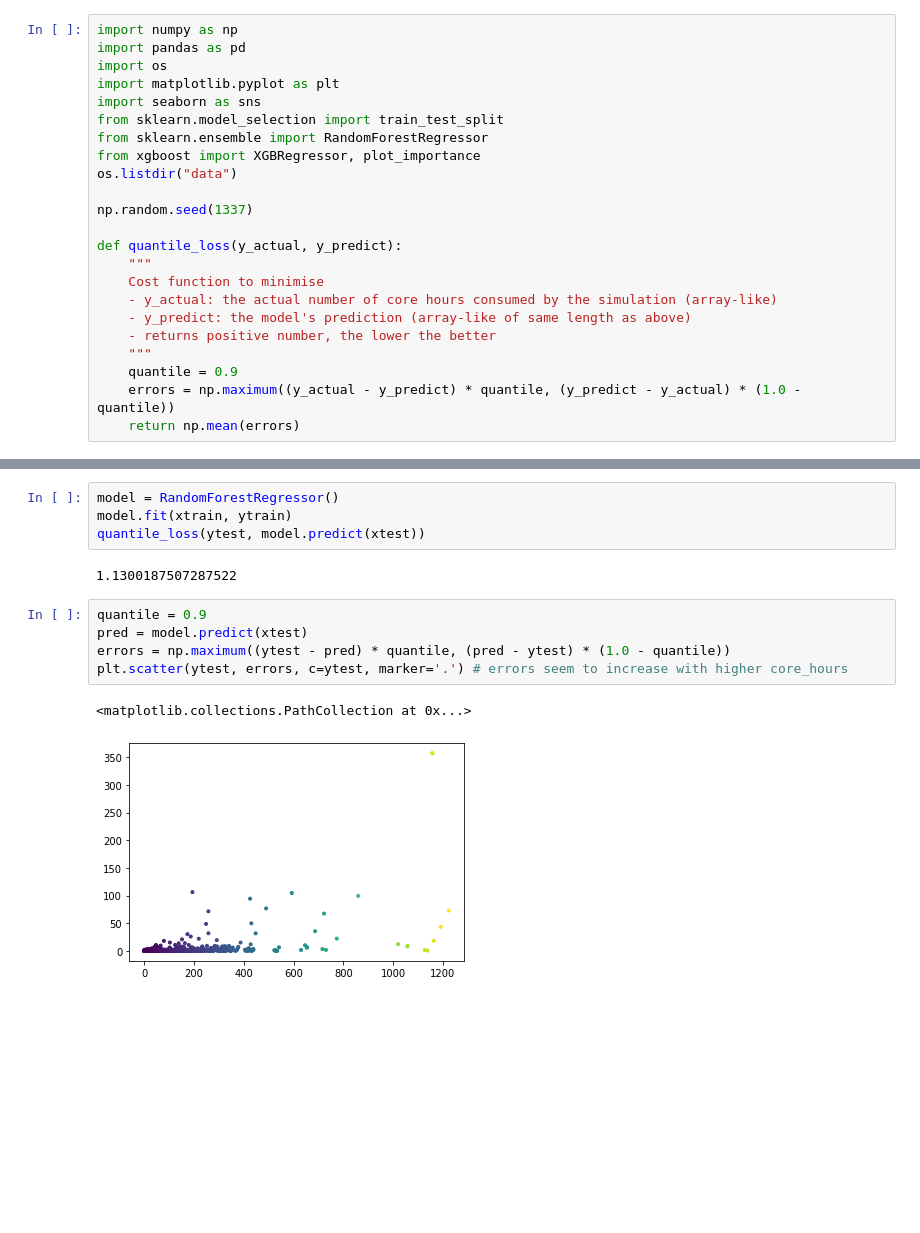
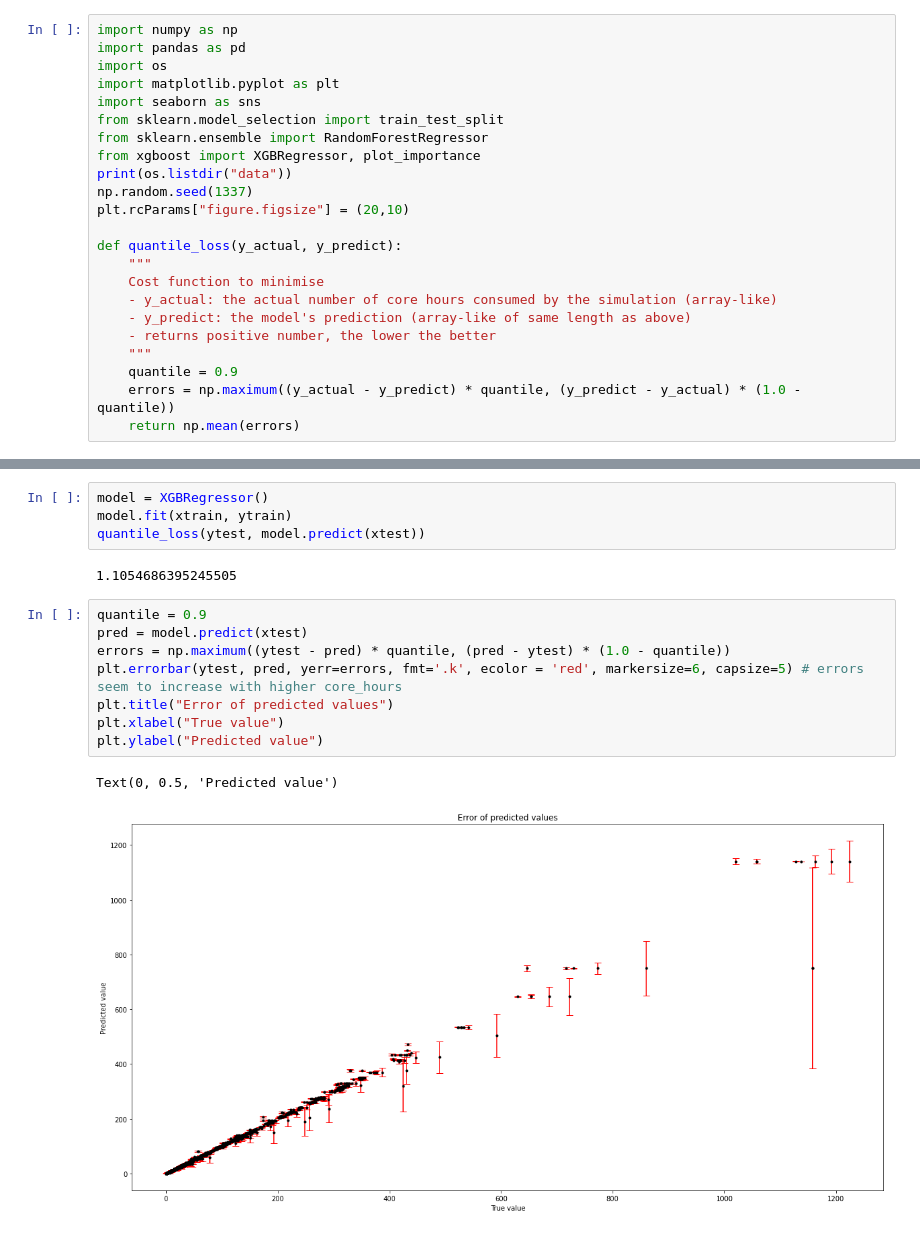
Before and after one commit to neon-ninja/nzrse_hackathon_2020, a Jupyter notebook: train.ipynb, the cells around one changed output, grey strips where cells are left out. Drawn from its saved outputs; the diff is of its cells as text; blank space fills up the shorter version.

```diff
--- a/train.ipynb
+++ b/train.ipynb
@@ -7,9 +7,9 @@ import seaborn as sns
 from sklearn.model_selection import train_test_split
 from sklearn.ensemble import RandomForestRegressor
 from xgboost import XGBRegressor, plot_importance
-os.listdir("data")
-
+print(os.listdir("data"))
 np.random.seed(1337)
+plt.rcParams["figure.figsize"] = (20,10)
 
 def quantile_loss(y_actual, y_predict):
     """
@@ -65,17 +71,20 @@ sns.heatmap(df.corr())
 # %%
-model = RandomForestRegressor()
+model = XGBRegressor()
 model.fit(xtrain, ytrain)
 quantile_loss(ytest, model.predict(xtest))
 # %% [output]
-1.1300187507287522
+1.1054686395245505
 # %%
 quantile = 0.9
 pred = model.predict(xtest)
 errors = np.maximum((ytest - pred) * quantile, (pred - ytest) * (1.0 - quantile))
-plt.scatter(ytest, errors, c=ytest, marker='.') # errors seem to increase with higher core_hours
+plt.errorbar(ytest, pred, yerr=errors, fmt='.k', ecolor = 'red', markersize=6, capsize=5) # errors seem to increase with higher core_hours
+plt.title("Error of predicted values")
+plt.xlabel("True value")
+plt.ylabel("Predicted value")
 # %% [output]
-<matplotlib.collections.PathCollection at 0x...>
+Text(0, 0.5, 'Predicted value')
-[figure, old version]
+[figure, new version]
 # %%
 model.fit(df, y) # refit to all data
 np.savetxt("emod3d_test_y.csv", model.predict(test_x), fmt='%s')
```
Also changed, not shown: parts of 5 cells of this notebook, 1 other file.
